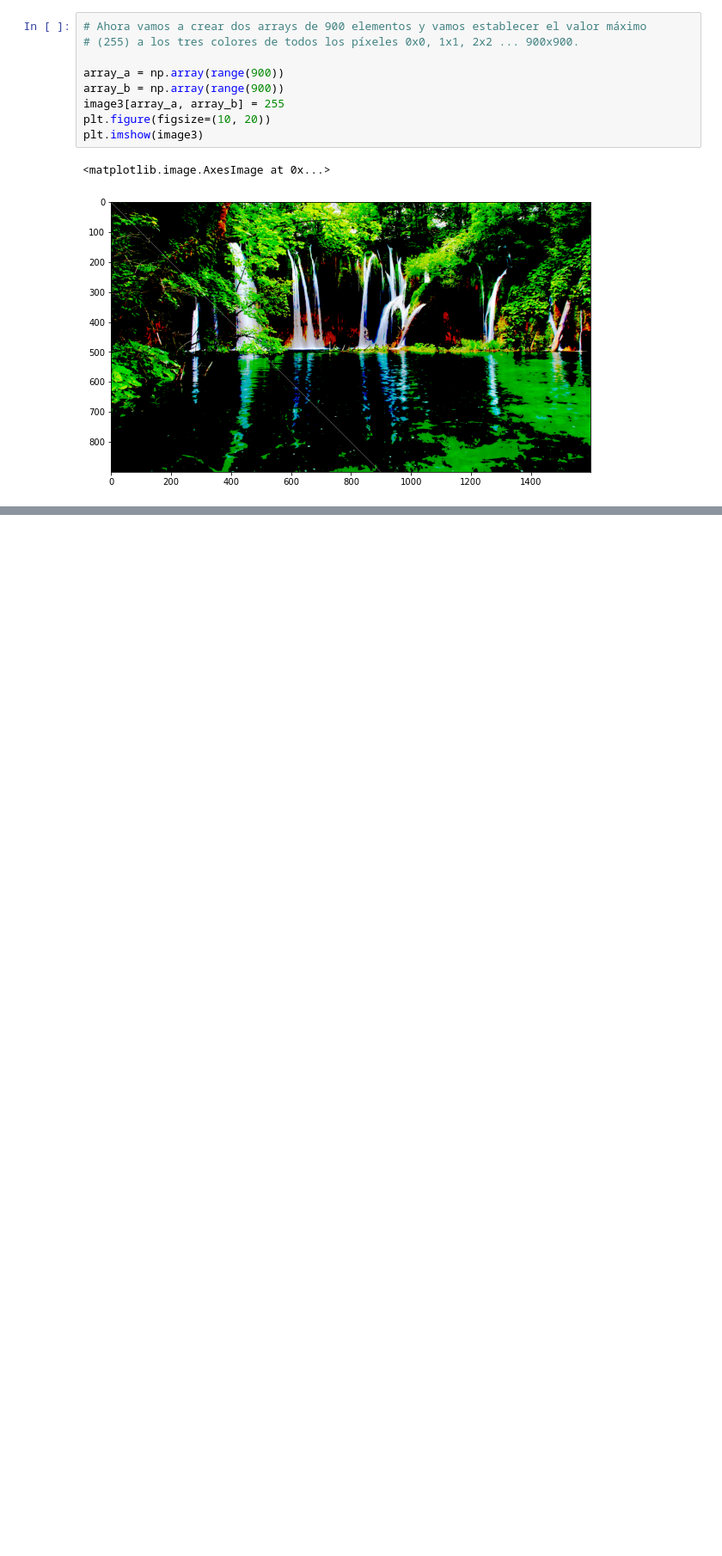
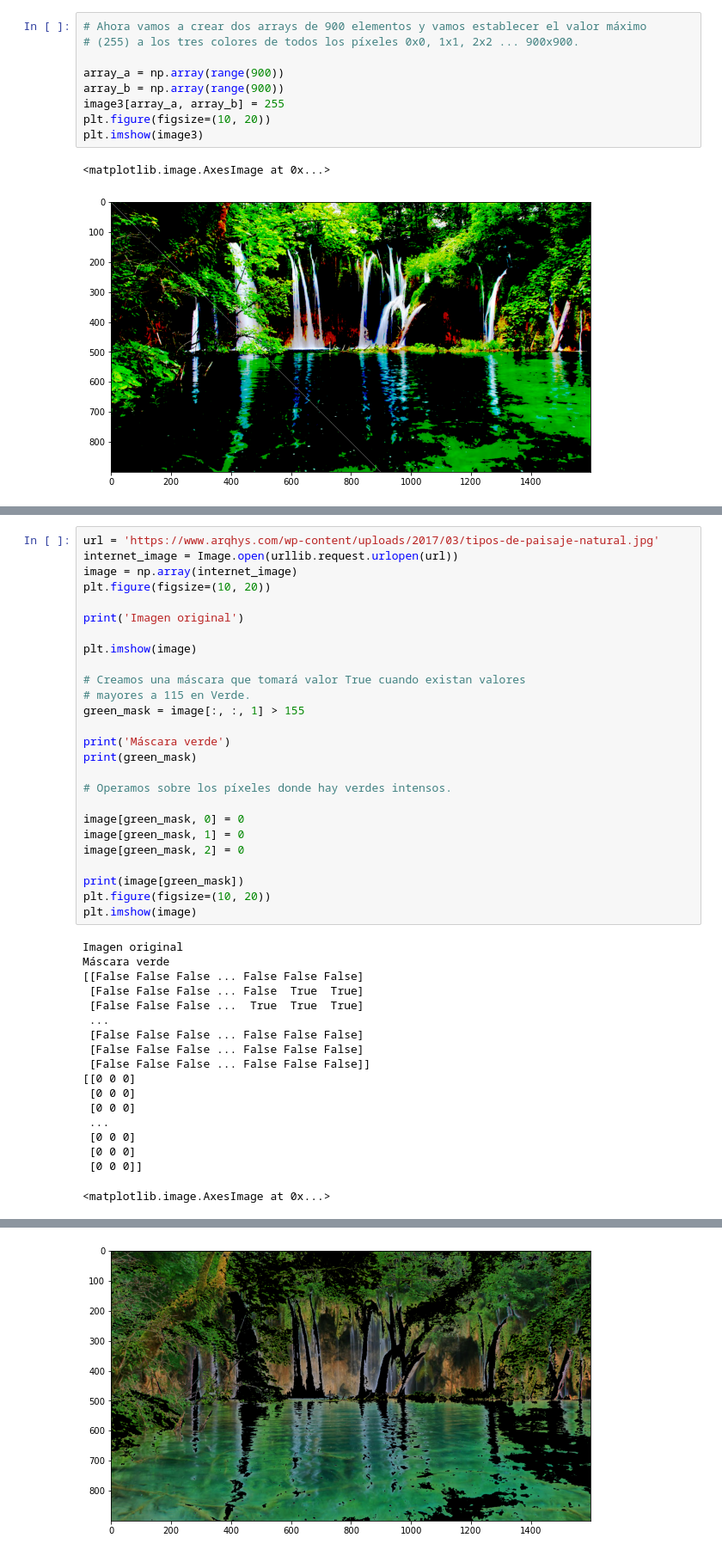
Before and after one commit to JavDomGom/machine-learning-y-redes-neuronales, a Jupyter notebook: NumPy.ipynb, the cells around one changed output, grey strips where cells are left out. Shown at 86% size. Saved outputs shown, nothing was run; the diff lists cells and outputs as text; blank space fills up the shorter version.

```diff
--- a/NumPy.ipynb
+++ b/NumPy.ipynb
@@ -893,0 +974,44 @@ plt.imshow(image3)
+# %%
+url = 'https://www.arqhys.com/wp-content/uploads/2017/03/tipos-de-paisaje-natural.jpg'
+internet_image = Image.open(urllib.request.urlopen(url))
+image = np.array(internet_image)
+plt.figure(figsize=(10, 20))
+
+print('Imagen original')
+
+plt.imshow(image)
+
+# Creamos una máscara que tomará valor True cuando existan valores
+# mayores a 115 en Verde.
+green_mask = image[:, :, 1] > 155
+
+print('Máscara verde')
+print(green_mask)
+
+# Operamos sobre los píxeles donde hay verdes intensos.
+
+image[green_mask, 0] = 0
+image[green_mask, 1] = 0
+image[green_mask, 2] = 0
+
+print(image[green_mask])
+plt.figure(figsize=(10, 20))
+plt.imshow(image)
+# %% [output]
+Imagen original
+Máscara verde
+[[False False False ... False False False]
+ [False False False ... False  True  True]
+ [False False False ...  True  True  True]
+ ...
+ [False False False ... False False False]
+ [False False False ... False False False]
+ [False False False ... False False False]]
+[[0 0 0]
+ [0 0 0]
+ [0 0 0]
+ ...
+ [0 0 0]
+ [0 0 0]
+ [0 0 0]]
+<matplotlib.image.AxesImage at 0x...>
@@ -893,0 +1019 @@ plt.imshow(image3)
+[figure, added]
```
Also changed, not shown: parts of 9 cells of this notebook, 3 other files.
